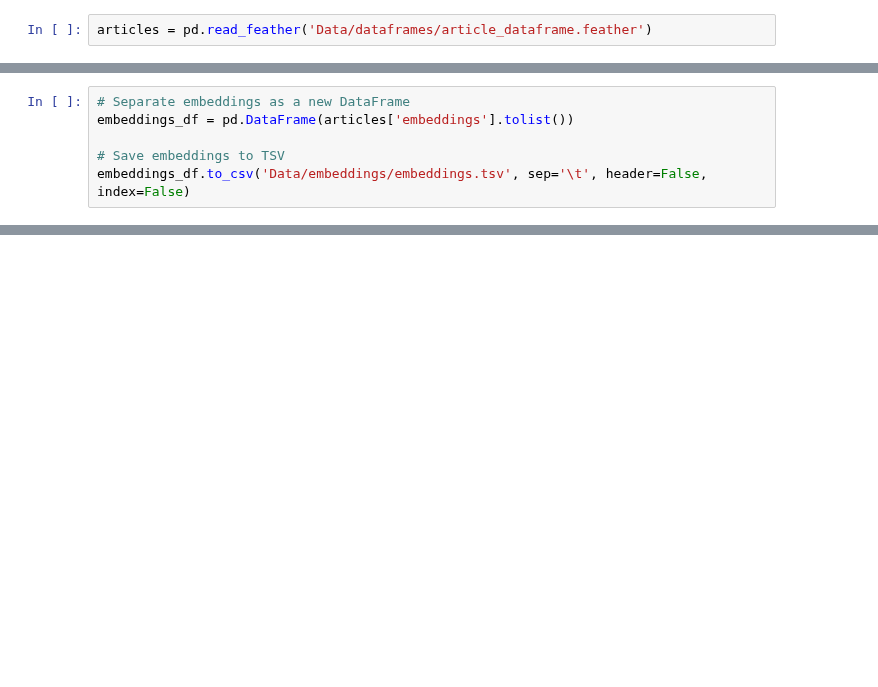
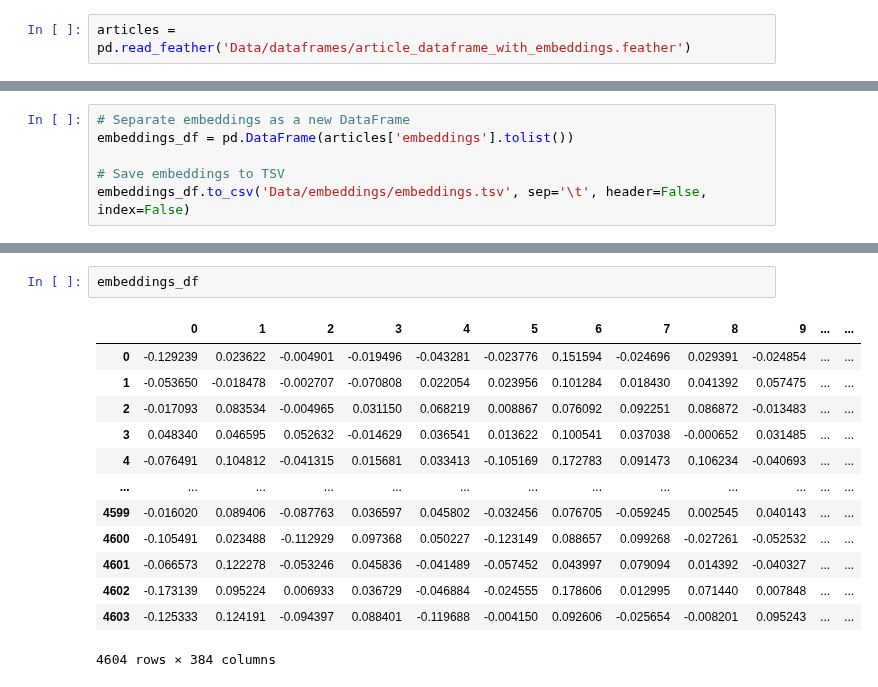
Before and after one commit to epfl-ada/ada-2024-project-adaholiks, a Jupyter notebook: explore_embeddings.ipynb, the cells around one changed output, grey strips where cells are left out. Cells and saved outputs as stored; diff of their text form; blank space fills up the shorter version.

```diff
--- a/explore_embeddings.ipynb
+++ b/explore_embeddings.ipynb
@@ -9,7 +9,7 @@ import matplotlib.pyplot as plt
 import matplotlib
 import numpy as np
 # %%
-articles = pd.read_feather('Data/dataframes/article_dataframe.feather')
+articles = pd.read_feather('Data/dataframes/article_dataframe_with_embeddings.feather')
 # %%
 articles
 # %% [output]
@@ -51,0 +89,16 @@ articles[articles['article'] == 'Code_of_Hammurabi']
+# %%
+embeddings_df
+# %% [output]
+|  | 0 | 1 | 2 | 3 | 4 | 5 | 6 | 7 | 8 | 9 | ... | ... |
+| 0 | -0.129239 | 0.023622 | -0.004901 | -0.019496 | -0.043281 | -0.023776 | 0.151594 | -0.024696 | 0.029391 | -0.024854 | ... | ... |
+| 1 | -0.053650 | -0.018478 | -0.002707 | -0.070808 | 0.022054 | 0.023956 | 0.101284 | 0.018430 | 0.041392 | 0.057475 | ... | ... |
+| 2 | -0.017093 | 0.083534 | -0.004965 | 0.031150 | 0.068219 | 0.008867 | 0.076092 | 0.092251 | 0.086872 | -0.013483 | ... | ... |
+| 3 | 0.048340 | 0.046595 | 0.052632 | -0.014629 | 0.036541 | 0.013622 | 0.100541 | 0.037038 | -0.000652 | 0.031485 | ... | ... |
+| 4 | -0.076491 | 0.104812 | -0.041315 | 0.015681 | 0.033413 | -0.105169 | 0.172783 | 0.091473 | 0.106234 | -0.040693 | ... | ... |
+| ... | ... | ... | ... | ... | ... | ... | ... | ... | ... | ... | ... | ... |
+| 4599 | -0.016020 | 0.089406 | -0.087763 | 0.036597 | 0.045802 | -0.032456 | 0.076705 | -0.059245 | 0.002545 | 0.040143 | ... | ... |
+| 4600 | -0.105491 | 0.023488 | -0.112929 | 0.097368 | 0.050227 | -0.123149 | 0.088657 | 0.099268 | -0.027261 | -0.052532 | ... | ... |
+| 4601 | -0.066573 | 0.122278 | -0.053246 | 0.045836 | -0.041489 | -0.057452 | 0.043997 | 0.079094 | 0.014392 | -0.040327 | ... | ... |
+| 4602 | -0.173139 | 0.095224 | 0.006933 | 0.036729 | -0.046884 | -0.024555 | 0.178606 | 0.012995 | 0.071440 | 0.007848 | ... | ... |
+| 4603 | -0.125333 | 0.124191 | -0.094397 | 0.088401 | -0.119688 | -0.004150 | 0.092606 | -0.025654 | -0.008201 | 0.095243 | ... | ... |
+4604 rows × 384 columns
```
Also changed, not shown: parts of 15 cells of this notebook, 2 other files.
